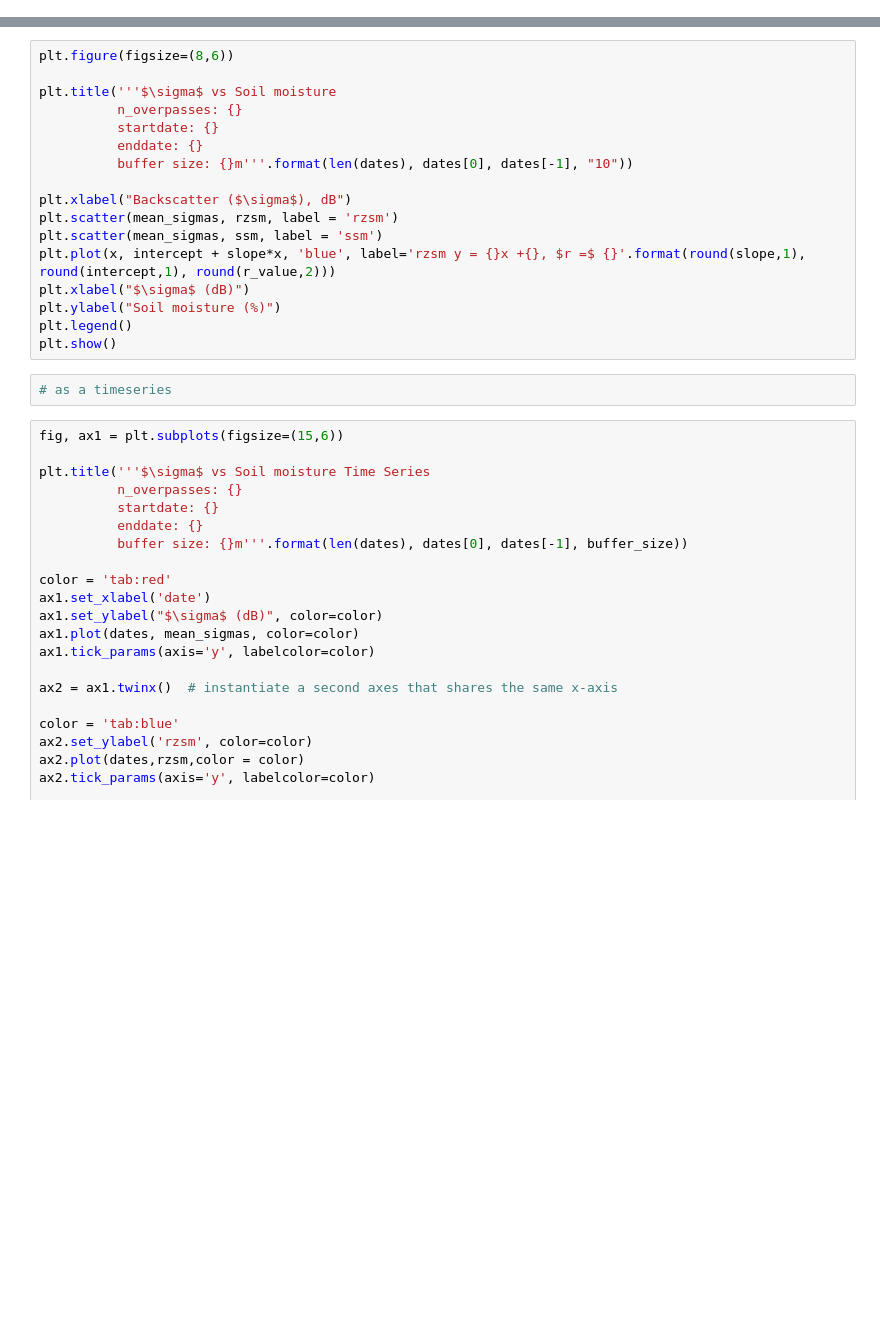
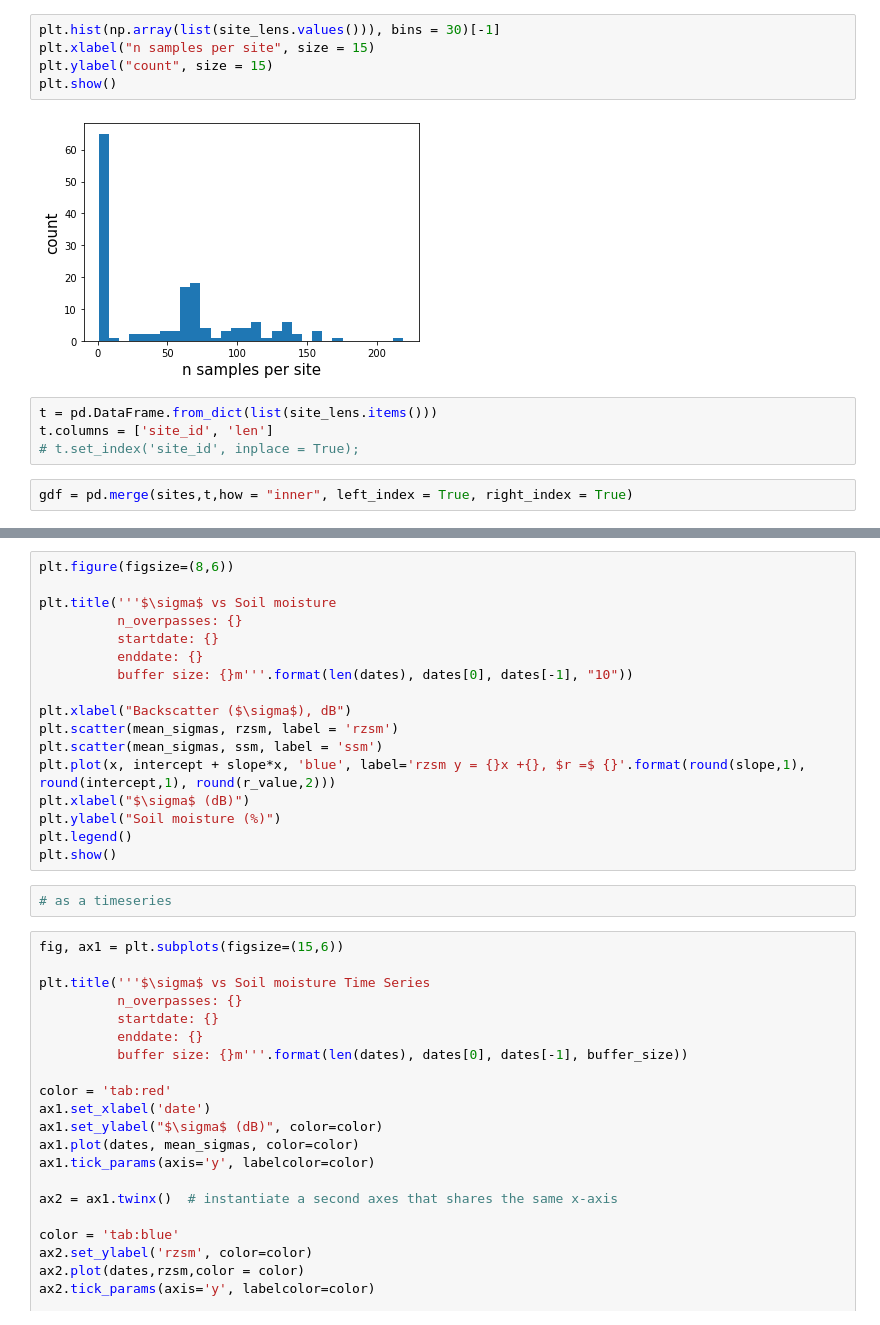
Before and after one commit to kashingtonDC/RZSM, a Jupyter notebook: code/analysis.ipynb, the cells around one changed output, grey strips where cells are left out. Saved outputs shown, nothing was run; the diff lists cells and outputs as text; blank space fills up the shorter version.

```diff
--- a/code/analysis.ipynb
+++ b/code/analysis.ipynb
@@ -415,0 +80,13 @@ slope, intercept, r_value, p_value, std_err = stats.linregress(x,y)
+# %%
+plt.hist(np.array(list(site_lens.values())), bins = 30)[-1]
+plt.xlabel("n samples per site", size = 15)
+plt.ylabel("count", size = 15)
+plt.show()
+# %% [output]
+[figure, added]
+# %%
+t = pd.DataFrame.from_dict(list(site_lens.items()))
+t.columns = ['site_id', 'len']
+# t.set_index('site_id', inplace = True);
+# %%
+gdf = pd.merge(sites,t,how = "inner", left_index = True, right_index = True)
```
Also changed, not shown: parts of 23 cells of this notebook.
